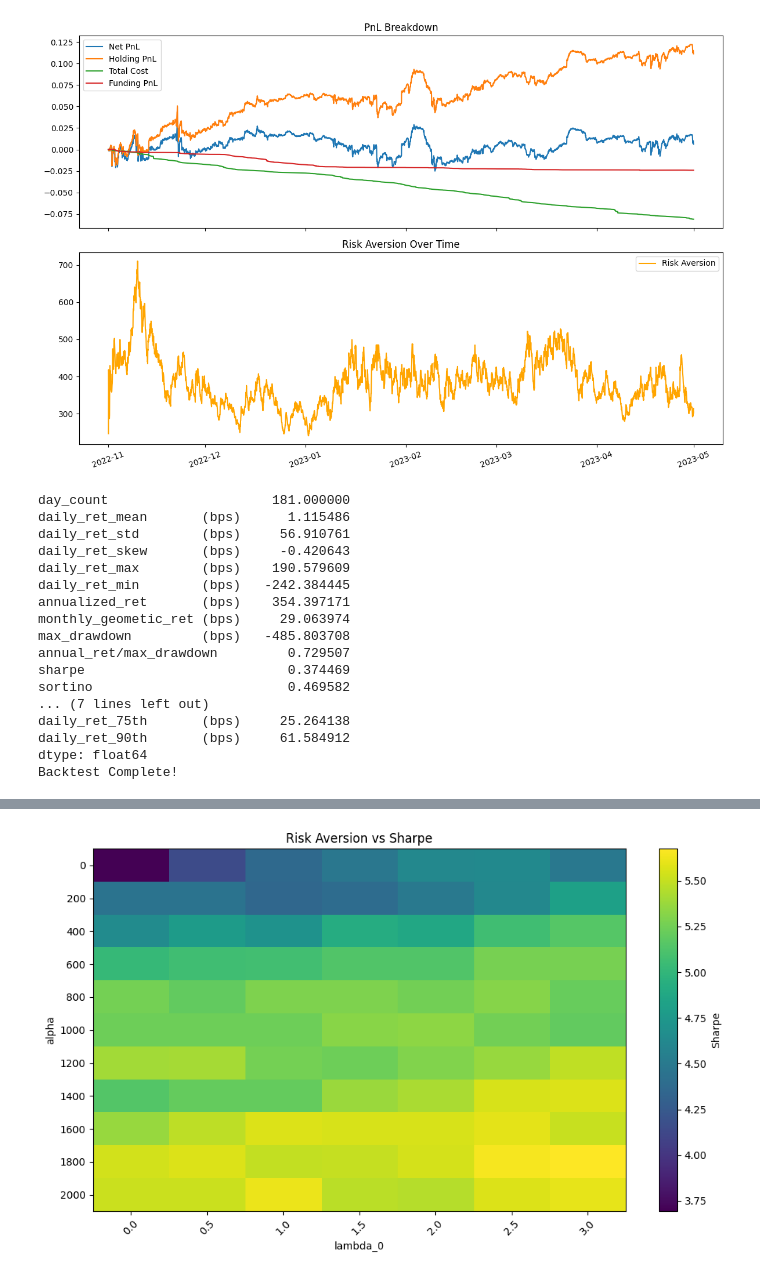
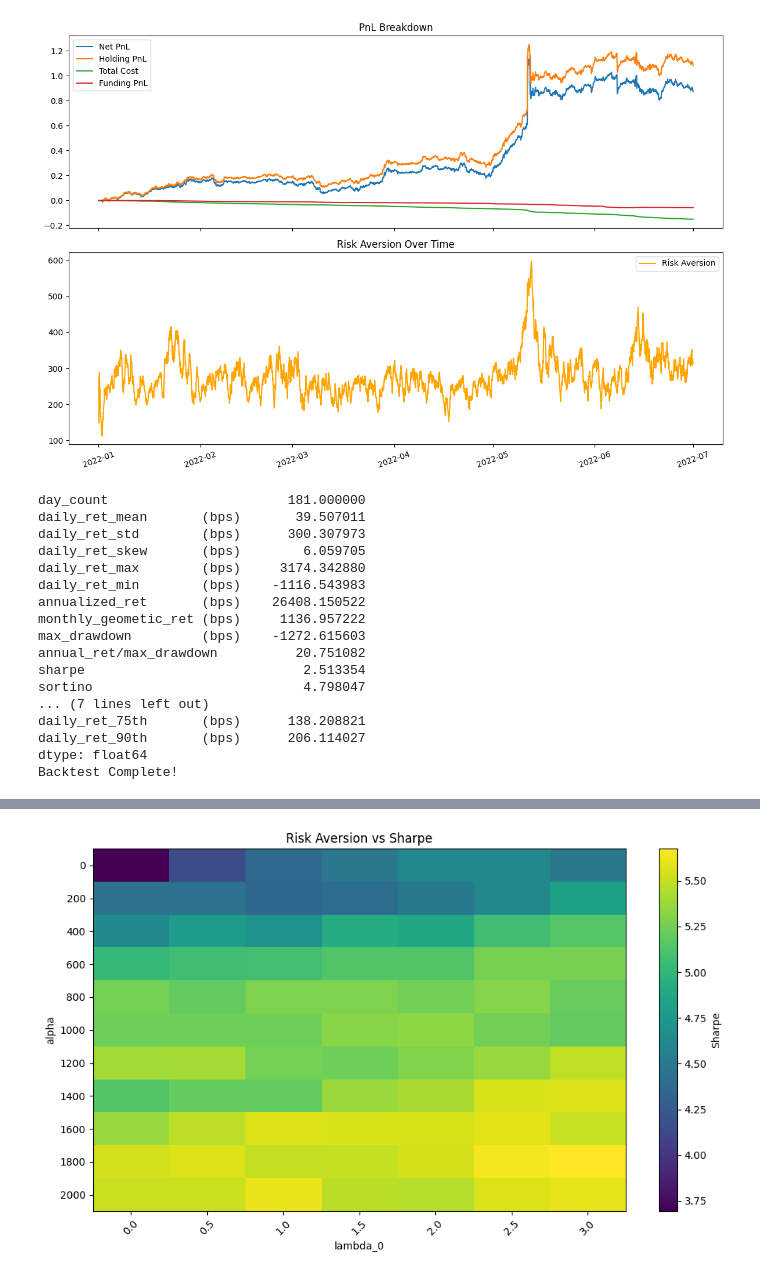
Before and after one commit to DavidZBaus/Optimizer, a Jupyter notebook: OptimizerTestRun.ipynb, the cells around one changed output, grey strips where cells are left out. Cells and saved outputs as stored; diff of their text form; code cells hidden in the pictures.

```diff
--- a/OptimizerTestRun.ipynb
+++ b/OptimizerTestRun.ipynb
@@ -35,9 +36,9 @@ The scalene extension is already loaded. To reload it, use:
 #"2022-11-01"-"2023-05-01"
 #"2024-01-01"-"2024-06-01"
 
-start_date = pd.Timestamp("2022-11-01")
-start_date_hourly_returns = pd.Timestamp("2022-10-01")
-end_date = pd.Timestamp("2023-05-01")
+start_date = pd.Timestamp("2021-02-01")
+start_date_hourly_returns = pd.Timestamp("2022-01-01")
+end_date = pd.Timestamp("2022-07-01")
 # %%
 predicted_returns = pd.read_parquet("forecasts_v4.parquet").set_index("timestamp")
 predicted_returns = predicted_returns.loc[start_date:end_date]
@@ -103,3 +104,5 @@ COCOS
+# %%
+volumes = volumes.fillna(0)
 # %%
 funding_rates = pd.DataFrame()
 for coin in unique_coins:
@@ -114,7 +117,7 @@ funding_rates = funding_rates.reset_index().melt(id_vars="timestamp", var_name="
 liquidity = pd.read_csv("LiquidityDataCombined.csv").set_index("date")[["TICKER", "spread"]]
 liquidity.index = pd.to_datetime(liquidity.index)
 # %%
-recovery_rate = 0.9
+recovery_rate = 2
 
 mean_error_df = index_prices.copy()
 mean_error_df["return"] = mean_error_df.groupby('TICKER')['index_price'].shift(-1) / index_prices['index_price'] - 1
@@ -164,21 +167,21 @@ import warnings
 warnings.filterwarnings("ignore")
 # %%
 max_holding = 0.1
-volume_max_turnover = 0.002
+volume_max_turnover = 0.01
 min_yearly_return = 0.3
-sparsity_penalty = 0.01
-taker_fees = 0.0005
+min_portfolio_change = 0.325
+taker_fees = 0.00035
 
-lambda_0 = 45
-alpha = 8750
+lambda_0 = 43.33
+alpha = 5293
 
 sharpes = []
 
 # with slippage
-optimizer = PortfolioOptimizer(unique_coins, max_holding, volume_max_turnover, lambda_0, alpha, sparsity_penalty, min_yearly_return, taker_fees, True, 5, 24)
-sharpe, calmar, final_equity = optimizer.backtest(1000000, predicted_returns, betas, index_prices, volumes, funding_rates, resid_returns, factor_returns, factor_exposures, new_error, True, liquidity)
+optimizer = PortfolioOptimizer(unique_coins, max_holding, volume_max_turnover, lambda_0, alpha, min_portfolio_change, min_yearly_return, taker_fees, True, 5, 24)
+%scrun sharpe, calmar, final_equity = optimizer.backtest(1000000, predicted_returns, betas, index_prices, volumes, funding_rates, resid_returns, factor_returns, factor_exposures, new_error, True, liquidity)
 
 # without slippage
-#optimizer = PortfolioOptimizer(unique_coins, max_holding, volume_max_turnover, lambda_0, alpha, sparsity_penalty, min_yearly_return, taker_fees, False, 5)
+#optimizer = PortfolioOptimizer(unique_coins, max_holding, volume_max_turnover, lambda_0, alpha, min_yearly_return, taker_fees, False, 5)
 #sharpe, calmar, final_equity = optimizer.backtest(10000000, predicted_returns, betas, index_prices, volumes, funding_rates, resid_returns, factor_returns, factor_exposures, new_error, True)
 # %% [output]
@@ -202,18 +206,18 @@ sharpe, calmar, final_equity = optimizer.backtest(1000000, predicted_returns, be
-[figure, old version]
+[figure, new version]
-day_count                     181.000000
-daily_ret_mean       (bps)      1.115486
-daily_ret_std        (bps)     56.910761
-daily_ret_skew       (bps)     -0.420643
-daily_ret_max        (bps)    190.579609
-daily_ret_min        (bps)   -242.384445
-annualized_ret       (bps)    354.397171
-monthly_geometic_ret (bps)     29.063974
-max_drawdown         (bps)   -485.803708
-annual_ret/max_drawdown         0.729507
-sharpe                          0.374469
-sortino                         0.469582
-... (7 lines left out)
-daily_ret_75th       (bps)     25.264138
-daily_ret_90th       (bps)     61.584912
-dtype: float64
-Backtest Complete!
+day_count                       181.000000
+daily_ret_mean       (bps)       39.507011
+daily_ret_std        (bps)      300.307973
+daily_ret_skew       (bps)        6.059705
+daily_ret_max        (bps)     3174.342880
+daily_ret_min        (bps)    -1116.543983
+annualized_ret       (bps)    26408.150522
+monthly_geometic_ret (bps)     1136.957222
+max_drawdown         (bps)    -1272.615603
+annual_ret/max_drawdown          20.751082
+sharpe                            2.513354
+sortino                           4.798047
+... (7 lines left out)
+daily_ret_75th       (bps)      138.208821
+daily_ret_90th       (bps)      206.114027
+dtype: float64
+Backtest Complete!
```
Also changed, not shown: parts of 7 cells of this notebook, 1 other file.
